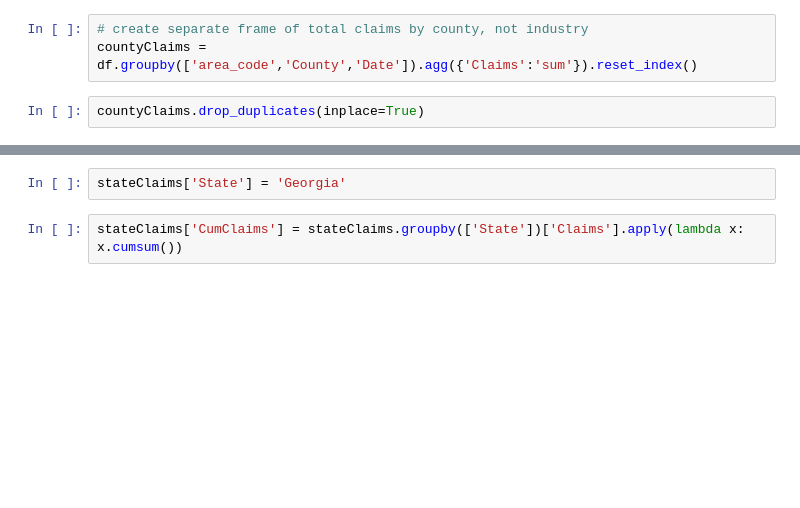
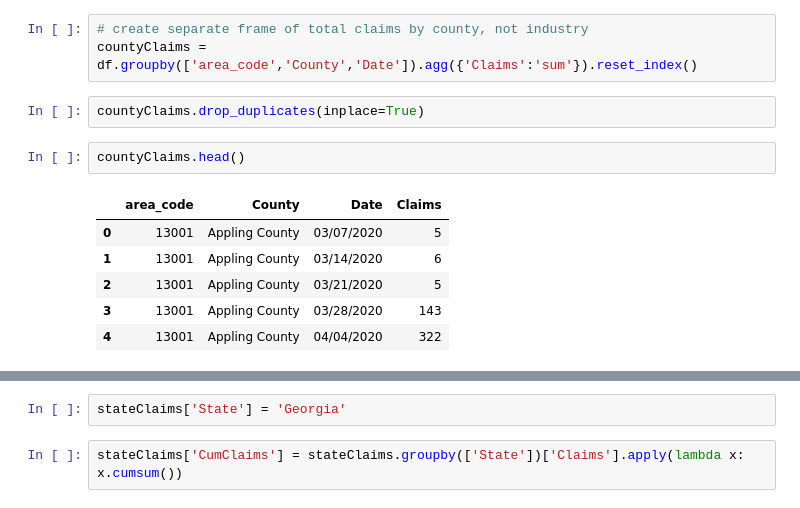
Before and after one commit to mmainzer/covid-recovery, a Jupyter notebook: data/dol-data.ipynb, the cells around one changed output, grey strips where cells are left out. Drawn from its saved outputs; the diff is of its cells as text; blank space fills up the shorter version.

```diff
--- a/data/dol-data.ipynb
+++ b/data/dol-data.ipynb
@@ -121,3 +122,12 @@ See the caveats in the documentation: https://pandas.pydata.org/pandas-docs/stab
 countyClaims = df.groupby(['area_code','County','Date']).agg({'Claims':'sum'}).reset_index()
 # %%
 countyClaims.drop_duplicates(inplace=True)
+# %%
+countyClaims.head()
+# %% [output]
+|  | area_code | County | Date | Claims |
+| 0 | 13001 | Appling County | 03/07/2020 | 5 |
+| 1 | 13001 | Appling County | 03/14/2020 | 6 |
+| 2 | 13001 | Appling County | 03/21/2020 | 5 |
+| 3 | 13001 | Appling County | 03/28/2020 | 143 |
+| 4 | 13001 | Appling County | 04/04/2020 | 322 |
```
Also changed, not shown: parts of 33 cells of this notebook, 46 other files.
